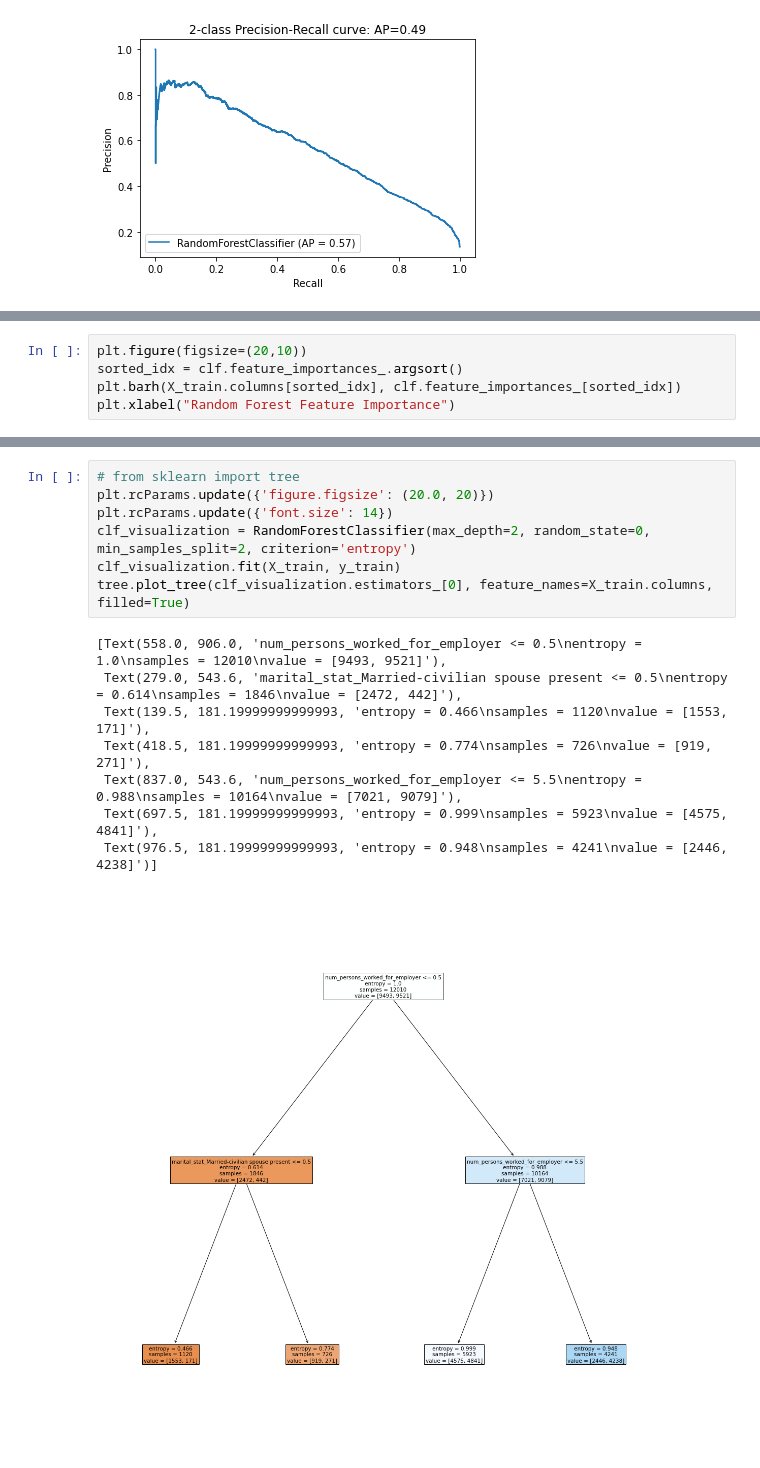
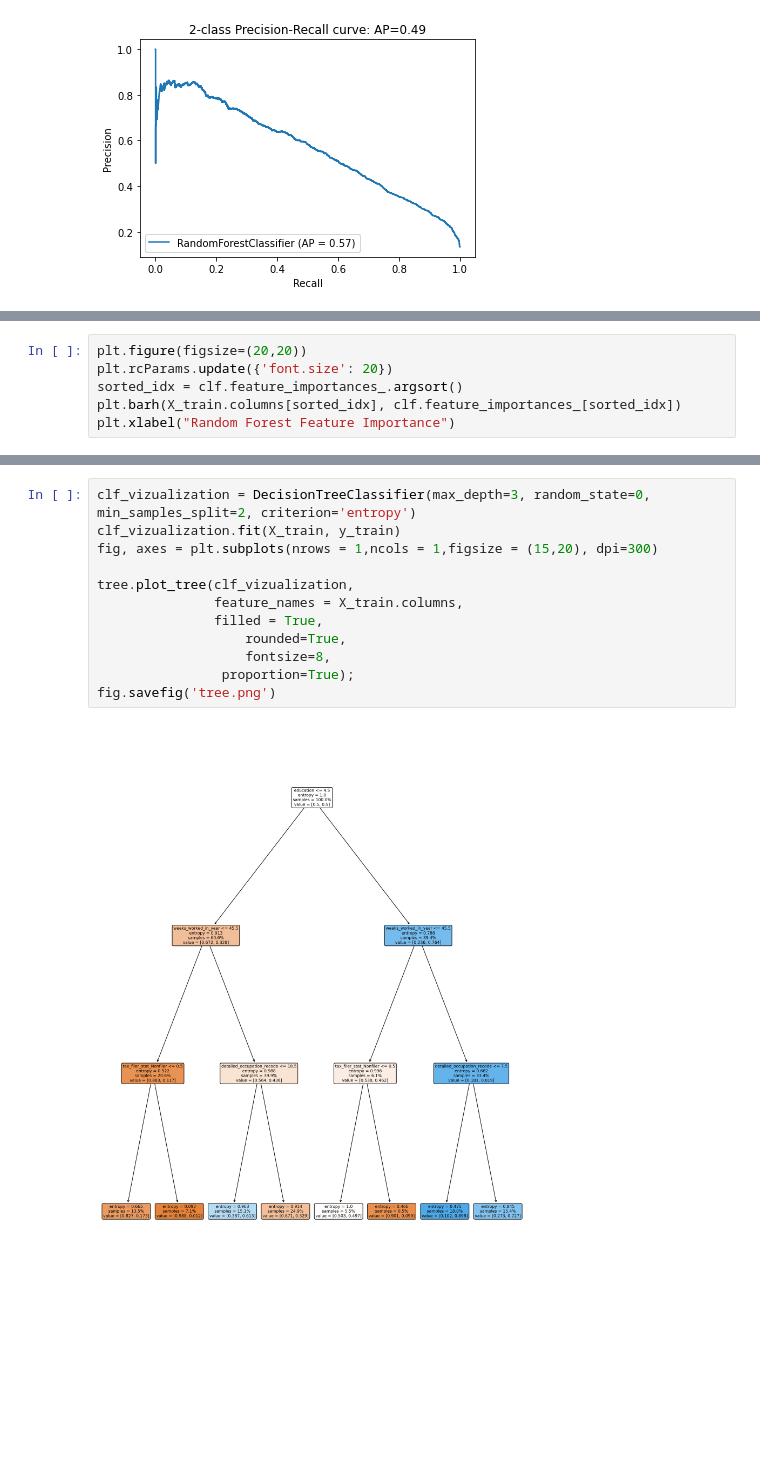
Before and after one commit to abrostoff2/us-census, a Jupyter notebook: nbs/modeling.ipynb, the cells around one changed output, grey strips where cells are left out. Cells and saved outputs as stored; diff of their text form; blank space fills up the shorter version.

```diff
--- a/nbs/modeling.ipynb
+++ b/nbs/modeling.ipynb
@@ -202,5 +211,6 @@ Text(0.5, 1.0, '2-class Precision-Recall curve: AP=0.49')
 # %%
-plt.figure(figsize=(20,10))
+plt.figure(figsize=(20,20))
+plt.rcParams.update({'font.size': 20})
 sorted_idx = clf.feature_importances_.argsort()
 plt.barh(X_train.columns[sorted_idx], clf.feature_importances_[sorted_idx])
 plt.xlabel("Random Forest Feature Importance")
@@ -224,16 +235,14 @@ X_train.corr().loc[['age', 'education', 'sex_Female', 'immigrant_score', 'num_pe
-# %%
-# from sklearn import tree
-plt.rcParams.update({'figure.figsize': (20.0, 20)})
-plt.rcParams.update({'font.size': 14})
-clf_visualization = RandomForestClassifier(max_depth=2, random_state=0, min_samples_split=2, criterion='entropy')
-clf_visualization.fit(X_train, y_train)
-tree.plot_tree(clf_visualization.estimators_[0], feature_names=X_train.columns, filled=True)
-# %% [output]
-[Text(558.0, 906.0, 'num_persons_worked_for_employer <= 0.5\nentropy = 1.0\nsamples = 12010\nvalue = [9493, 9521]'),
- Text(279.0, 543.6, 'marital_stat_Married-civilian spouse present <= 0.5\nentropy = 0.614\nsamples = 1846\nvalue = [2472, 442]'),
- Text(139.5, 181.19999999999993, 'entropy = 0.466\nsamples = 1120\nvalue = [1553, 171]'),
- Text(418.5, 181.19999999999993, 'entropy = 0.774\nsamples = 726\nvalue = [919, 271]'),
- Text(837.0, 543.6, 'num_persons_worked_for_employer <= 5.5\nentropy = 0.988\nsamples = 10164\nvalue = [7021, 9079]'),
- Text(697.5, 181.19999999999993, 'entropy = 0.999\nsamples = 5923\nvalue = [4575, 4841]'),
- Text(976.5, 181.19999999999993, 'entropy = 0.948\nsamples = 4241\nvalue = [2446, 4238]')]
-[figure, removed]
+# %%
+clf_vizualization = DecisionTreeClassifier(max_depth=3, random_state=0, min_samples_split=2, criterion='entropy')
+clf_vizualization.fit(X_train, y_train)
+fig, axes = plt.subplots(nrows = 1,ncols = 1,figsize = (15,20), dpi=300)
+
+tree.plot_tree(clf_vizualization,
+               feature_names = X_train.columns,
+               filled = True,
+                   rounded=True,
+                   fontsize=8,
+                proportion=True);
+fig.savefig('tree.png')
+# %% [output]
+[figure, added]
```
Also changed, not shown: parts of 16 cells of this notebook, 4 other files.
